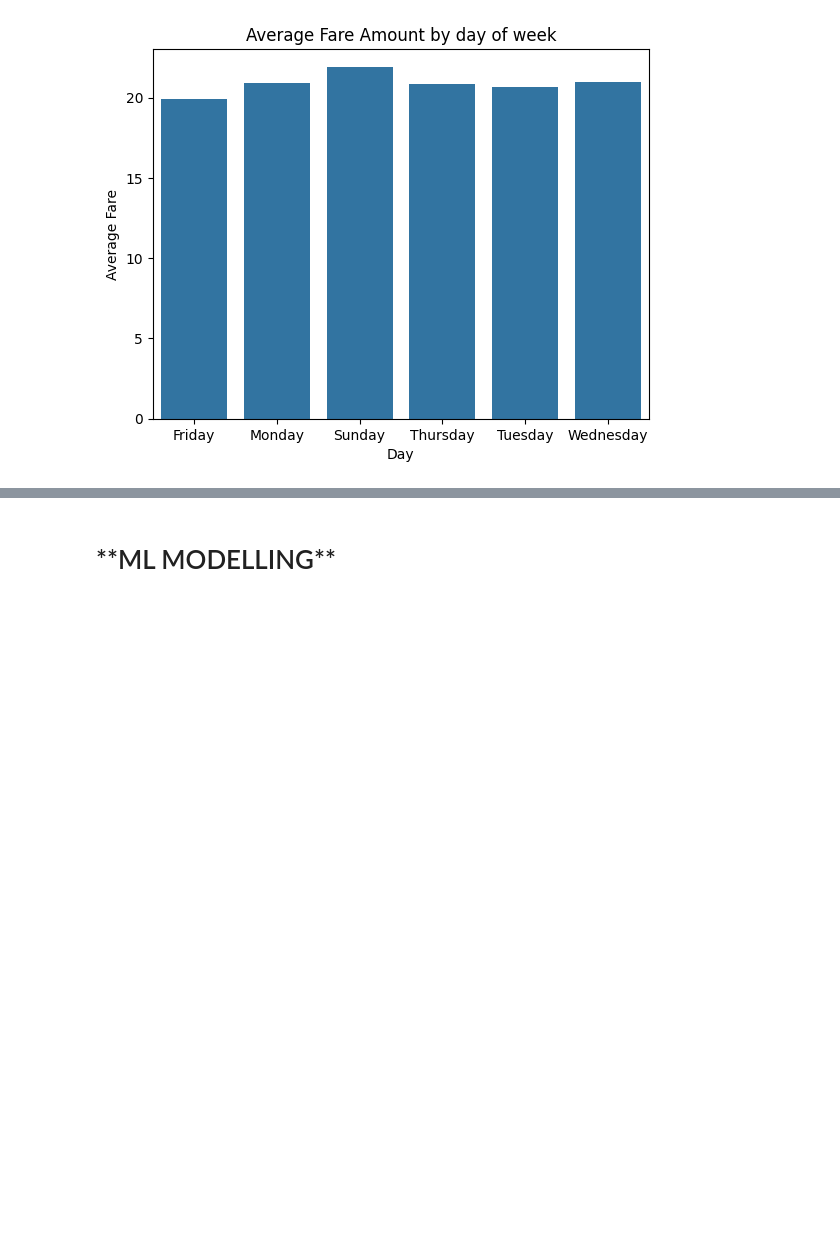
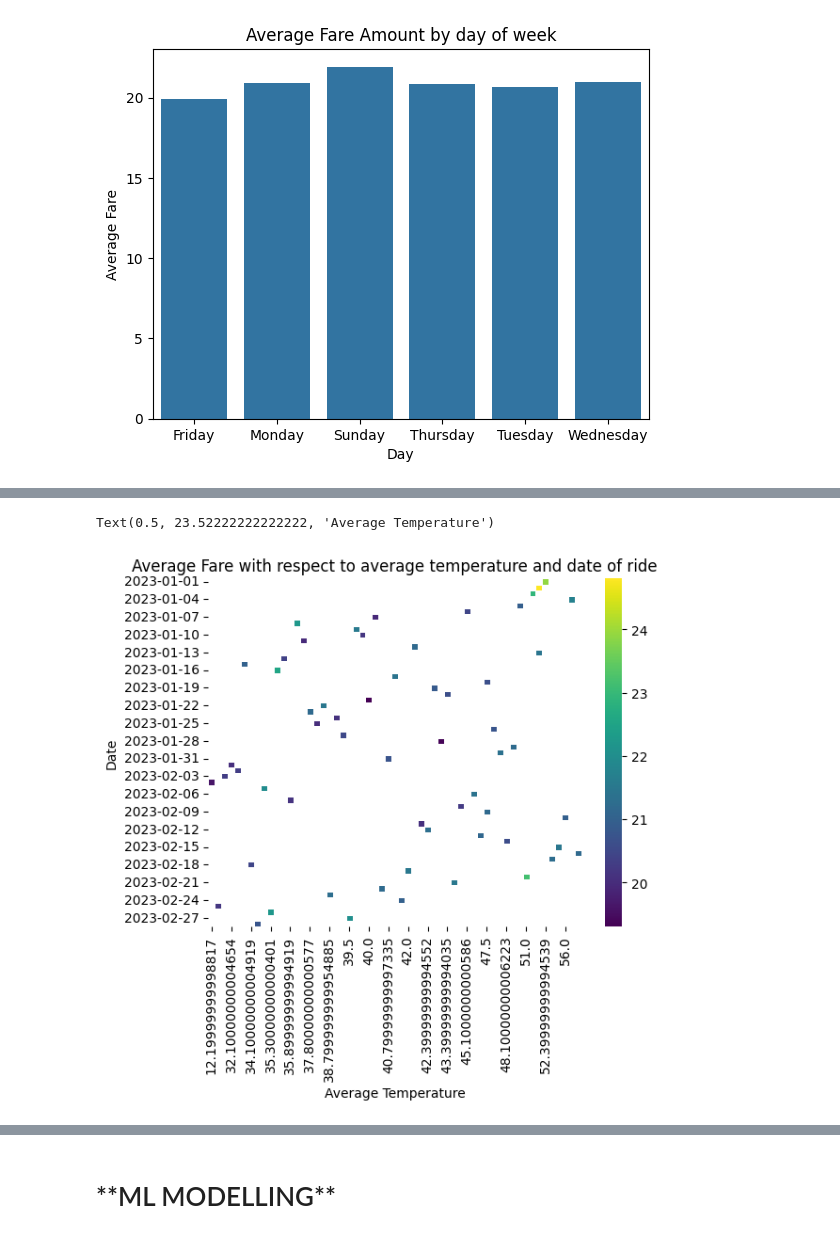
Before and after one commit to NavyaKiran/NYCTaxiFarePrediciton, a Jupyter notebook: NYC_Taxi_Fare_Prediction.ipynb, the cells around one changed output, grey strips where cells are left out. Cells and saved outputs as stored; diff of their text form; code cells hidden in the pictures; blank space fills up the shorter version.

```diff
--- a/NYC_Taxi_Fare_Prediction.ipynb
+++ b/NYC_Taxi_Fare_Prediction.ipynb
@@ -972,0 +1034,10 @@ Text(0.5, 1.0, 'Average Fare Amount by day of week')
+# %%
+avg_fare_by_date_temp = precip_data.groupby(['pickup_date', 'average_temperature'])['average_fare'].mean().reset_index()
+heatmap = avg_fare_by_date_temp.pivot(index='pickup_date', columns='average_temperature', values='average_fare')
+sns.heatmap(heatmap, cmap='viridis', linewidths=.5)
+plt.title("Average Fare with respect to average temperature and date of ride")
+plt.ylabel("Date")
+plt.xlabel("Average Temperature")
+# %% [output]
+Text(0.5, 23.52222222222222, 'Average Temperature')
+[figure, added]
```
Also changed, not shown: parts of 31 cells of this notebook.
